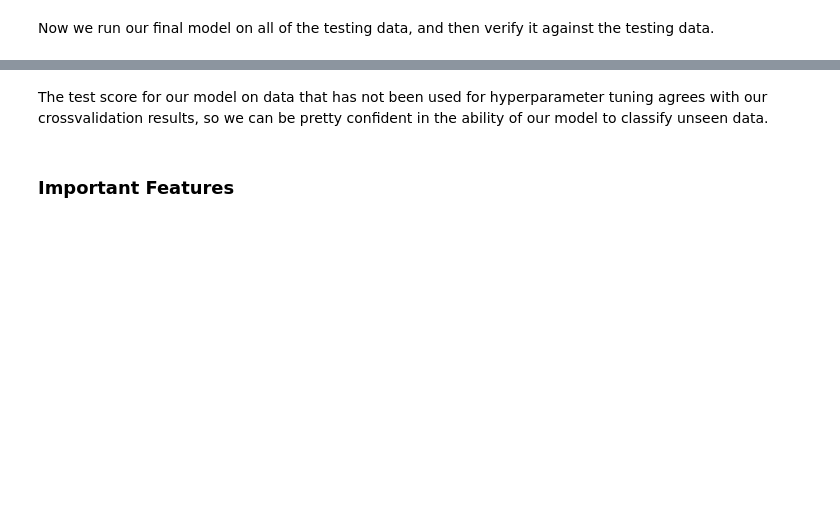
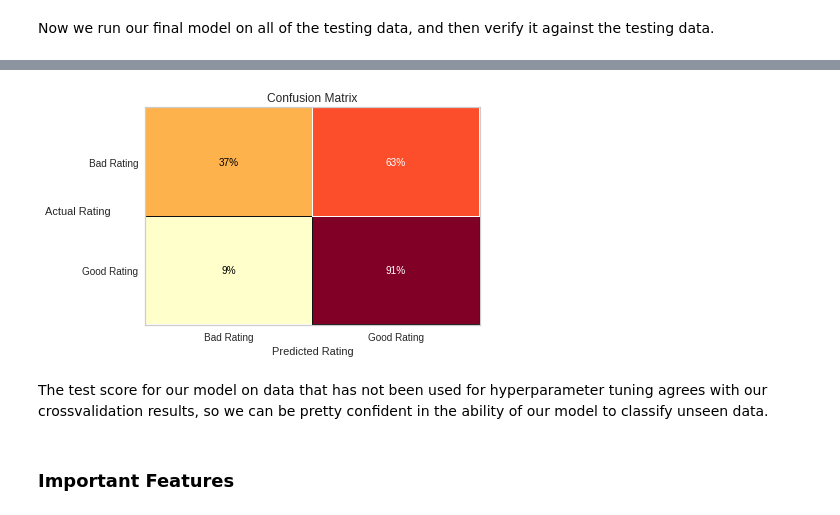
Before and after one commit to wisundstrom/yelp-ratings-prediction, a Jupyter notebook: Technical_Notebook.ipynb, the cells around one changed output, grey strips where cells are left out. Cells and saved outputs as stored; diff of their text form; code cells hidden in the pictures; blank space fills up the shorter version.

Commit message:
starting to clean up graphics, finish tech notebook

```diff
--- a/Technical_Notebook.ipynb
+++ b/Technical_Notebook.ipynb
@@ -141,3 +165,14 @@ cm.poof()
+# %%
+cm=ConfusionMatrix(random_forest, encoder={0: 'Bad Rating', 1: 'Good Rating'}, percent=True)
+cm.fit(t_X_train,y_train)
+cm.score(t_X_test, y_test)
+cm.finalize()
+plt.title('Confusion Matrix')
+plt.ylabel('Actual Rating', rotation = 'horizontal')
+plt.xlabel('Predicted Rating')
+plt.xticks(rotation = 'horizontal');
+# %% [output]
+[figure, added]
 # %% [markdown]
 The test score for our model on data that has not been used for hyperparameter tuning agrees with our crossvalidation results, so we can be pretty confident in the ability of our model to classify unseen data.
 # %% [markdown]
```
Also changed, not shown: parts of 11 cells of this notebook, 2 other files.
